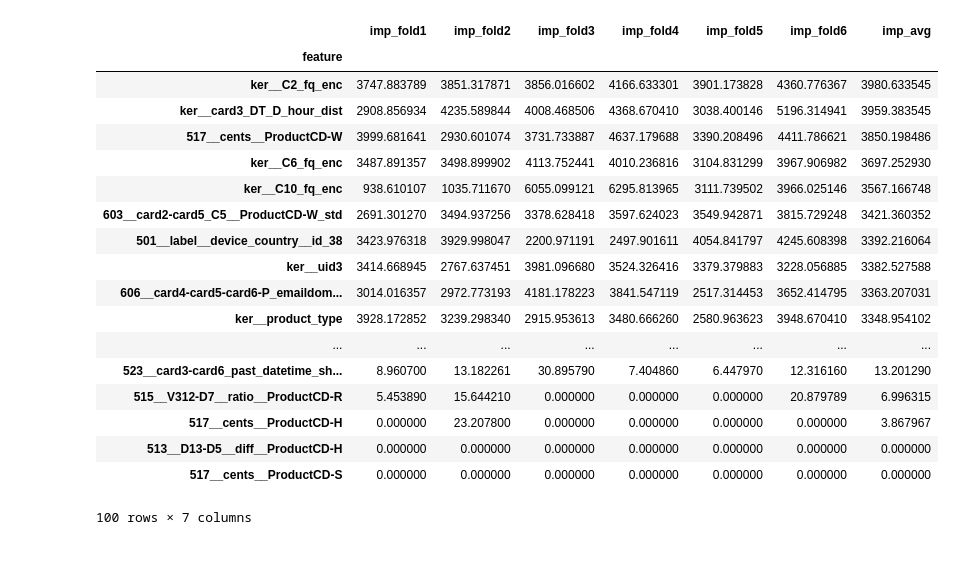
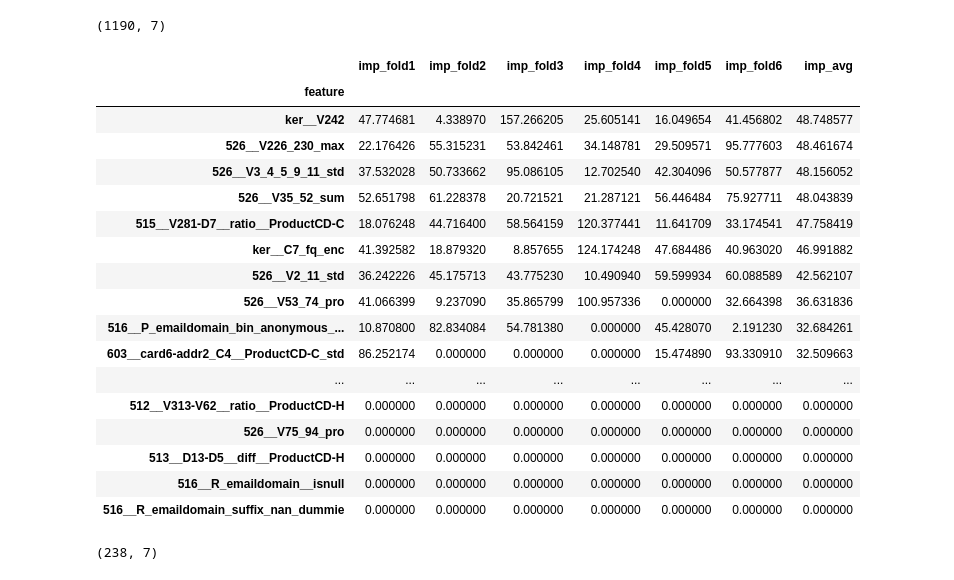
Before and after one commit to yryrgogo/ieee-fraud-5th-place, a Jupyter notebook: src/900_ieee__lgb_valid_feature.ipynb, the cells around one changed output. Saved outputs shown, nothing was run; the diff lists cells and outputs as text; code cells hidden in the pictures.

```diff
--- a/src/900_ieee__lgb_valid_feature.ipynb
+++ b/src/900_ieee__lgb_valid_feature.ipynb
@@ -290,30 +295,35 @@ print(public_score, private_score, all_score)
 # %%
-# feim = read_pkl_gzip('../output/feature_importances/20190912_0822__CV0-9456328818476605__feature726.gz')
+feim = read_pkl_gzip('../output/feature_importances/20190920_1351__CV0-9534658757641309__feature1190.gz')
 # pd.set_option('max_rows', 200)
-feim = list_result_feim[0]
+# feim = list_result_feim[0]
+print(feim.shape)
 # idx = [idx for idx in feim.index if idx.count('522_')]
 # feim = feim.loc[idx]
-feim.tail(100)
+feim.tail(50)
 # feim.loc[[i for i in feim.index if i.count('browser')]]
 # %% [output]
+(1190, 7)
 |  | imp_fold1 | imp_fold2 | imp_fold3 | imp_fold4 | imp_fold5 | imp_fold6 | imp_avg |
 | feature |  |  |  |  |  |  |  |
-| ker__C2_fq_enc | 3747.883789 | 3851.317871 | 3856.016602 | 4166.633301 | 3901.173828 | 4360.776367 | 3980.633545 |
-| ker__card3_DT_D_hour_dist | 2908.856934 | 4235.589844 | 4008.468506 | 4368.670410 | 3038.400146 | 5196.314941 | 3959.383545 |
-| 517__cents__ProductCD-W | 3999.681641 | 2930.601074 | 3731.733887 | 4637.179688 | 3390.208496 | 4411.786621 | 3850.198486 |
-| ker__C6_fq_enc | 3487.891357 | 3498.899902 | 4113.752441 | 4010.236816 | 3104.831299 | 3967.906982 | 3697.252930 |
-| ker__C10_fq_enc | 938.610107 | 1035.711670 | 6055.099121 | 6295.813965 | 3111.739502 | 3966.025146 | 3567.166748 |
-| 603__card2-card5_C5__ProductCD-W_std | 2691.301270 | 3494.937256 | 3378.628418 | 3597.624023 | 3549.942871 | 3815.729248 | 3421.360352 |
-| 501__label__device_country__id_38 | 3423.976318 | 3929.998047 | 2200.971191 | 2497.901611 | 4054.841797 | 4245.608398 | 3392.216064 |
-| ker__uid3 | 3414.668945 | 2767.637451 | 3981.096680 | 3524.326416 | 3379.379883 | 3228.056885 | 3382.527588 |
-| 606__card4-card5-card6-P_emaildom... | 3014.016357 | 2972.773193 | 4181.178223 | 3841.547119 | 2517.314453 | 3652.414795 | 3363.207031 |
-| ker__product_type | 3928.172852 | 3239.298340 | 2915.953613 | 3480.666260 | 2580.963623 | 3948.670410 | 3348.954102 |
+| ker__V242 | 47.774681 | 4.338970 | 157.266205 | 25.605141 | 16.049654 | 41.456802 | 48.748577 |
+| 526__V226_230_max | 22.176426 | 55.315231 | 53.842461 | 34.148781 | 29.509571 | 95.777603 | 48.461674 |
+| 526__V3_4_5_9_11_std | 37.532028 | 50.733662 | 95.086105 | 12.702540 | 42.304096 | 50.577877 | 48.156052 |
+| 526__V35_52_sum | 52.651798 | 61.228378 | 20.721521 | 21.287121 | 56.446484 | 75.927711 | 48.043839 |
+| 515__V281-D7__ratio__ProductCD-C | 18.076248 | 44.716400 | 58.564159 | 120.377441 | 11.641709 | 33.174541 | 47.758419 |
+| ker__C7_fq_enc | 41.392582 | 18.879320 | 8.857655 | 124.174248 | 47.684486 | 40.963020 | 46.991882 |
+| 526__V2_11_std | 36.242226 | 45.175713 | 43.775230 | 10.490940 | 59.599934 | 60.088589 | 42.562107 |
+| 526__V53_74_pro | 41.066399 | 9.237090 | 35.865799 | 100.957336 | 0.000000 | 32.664398 | 36.631836 |
+| 516__P_emaildomain_bin_anonymous_... | 10.870800 | 82.834084 | 54.781380 | 0.000000 | 45.428070 | 2.191230 | 32.684261 |
+| 603__card6-addr2_C4__ProductCD-C_std | 86.252174 | 0.000000 | 0.000000 | 0.000000 | 15.474890 | 93.330910 | 32.509663 |
 | ... | ... | ... | ... | ... | ... | ... | ... |
-| 523__card3-card6_past_datetime_sh... | 8.960700 | 13.182261 | 30.895790 | 7.404860 | 6.447970 | 12.316160 | 13.201290 |
-| 515__V312-D7__ratio__ProductCD-R | 5.453890 | 15.644210 | 0.000000 | 0.000000 | 0.000000 | 20.879789 | 6.996315 |
-| 517__cents__ProductCD-H | 0.000000 | 23.207800 | 0.000000 | 0.000000 | 0.000000 | 0.000000 | 3.867967 |
+| 512__V313-V62__ratio__ProductCD-H | 0.000000 | 0.000000 | 0.000000 | 0.000000 | 0.000000 | 0.000000 | 0.000000 |
+| 526__V75_94_pro | 0.000000 | 0.000000 | 0.000000 | 0.000000 | 0.000000 | 0.000000 | 0.000000 |
 | 513__D13-D5__diff__ProductCD-H | 0.000000 | 0.000000 | 0.000000 | 0.000000 | 0.000000 | 0.000000 | 0.000000 |
-| 517__cents__ProductCD-S | 0.000000 | 0.000000 | 0.000000 | 0.000000 | 0.000000 | 0.000000 | 0.000000 |
+| 516__R_emaildomain__isnull | 0.000000 | 0.000000 | 0.000000 | 0.000000 | 0.000000 | 0.000000 | 0.000000 |
+| 516__R_emaildomain_suffix_nan_dummie | 0.000000 | 0.000000 | 0.000000 | 0.000000 | 0.000000 | 0.000000 | 0.000000 |
-100 rows × 7 columns
+# %%
+feim[feim['imp_avg']<500].shape
+# %% [output]
+(238, 7)
 # %%
 # feim = read_pkl_gzip('../output/feature_importances/20190909_2324__CV0-9467296784440689__feature552.gz')
```
Also changed, not shown: parts of 9 cells of this notebook, 13 other files.
